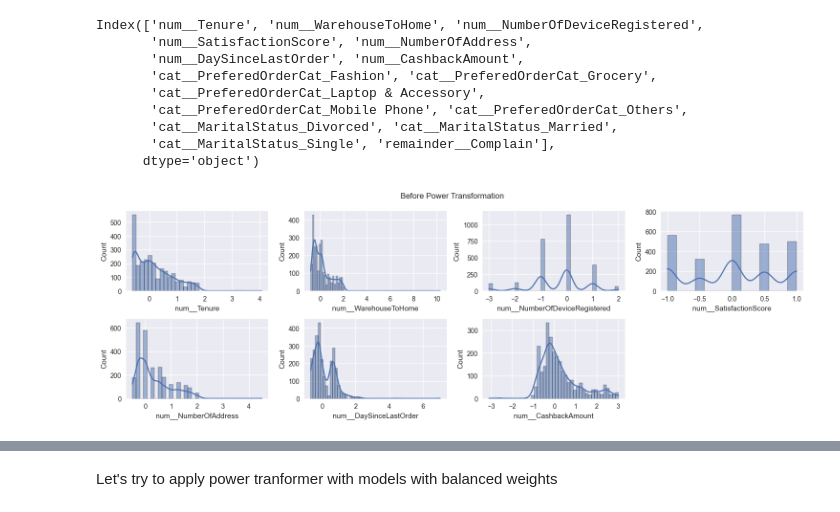
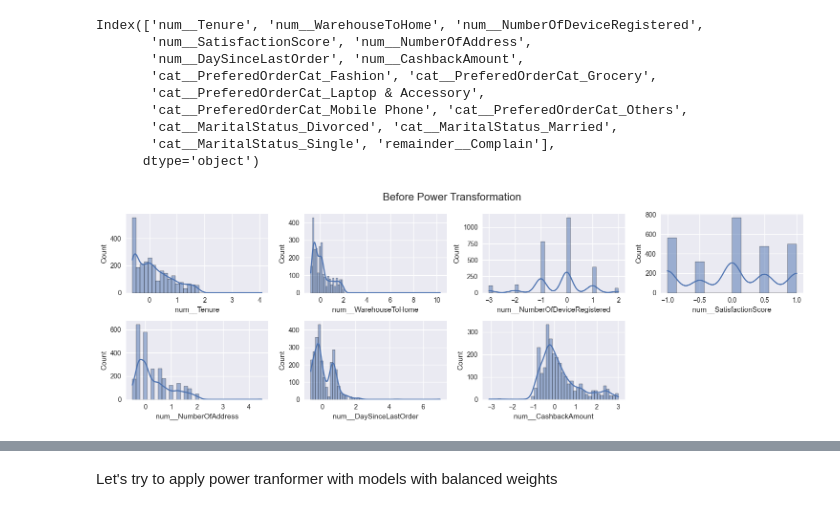
Before and after one commit to nayana-sisil/predictive-customer-churn-ecommerce-retention, a Jupyter notebook: cutomer_churn.ipynb, the cells around one changed output, grey strips where cells are left out. Saved outputs shown, nothing was run; the diff lists cells and outputs as text; code cells hidden in the pictures.

```diff
--- a/cutomer_churn.ipynb
+++ b/cutomer_churn.ipynb
@@ -823,24 +823,30 @@ Index(['num__Tenure', 'num__WarehouseToHome', 'num__NumberOfDeviceRegistered',
        'cat__MaritalStatus_Divorced', 'cat__MaritalStatus_Married',
        'cat__MaritalStatus_Single', 'remainder__Complain'],
       dtype='object')
-# %%
-columns = ['num__Tenure', 'num__WarehouseToHome', 'num__NumberOfDeviceRegistered',
-       'num__SatisfactionScore', 'num__NumberOfAddress',
-       'num__DaySinceLastOrder', 'num__CashbackAmount']
-
-fig,axes = plt.subplots(2,4, figsize=(15,5))
-axes = axes.flatten()
-plt.suptitle('Before Power Transformation')
-
-for index,column in enumerate(columns):
-    sns.histplot(data= X_train_preprocessed[column], ax=axes[index], kde=True)
-
-axes[-1].axis('off')
-
-plt.tight_layout()
-plt.show()
-# %% [output]
-[figure, removed]
+# %%
+columns = ['num__Tenure', 'num__WarehouseToHome', 'num__NumberOfDeviceRegistered',
+           'num__SatisfactionScore', 'num__NumberOfAddress',
+           'num__DaySinceLastOrder', 'num__CashbackAmount']
+
+def transformer_plot(title, data, columns):
+    fig, axes = plt.subplots(2, 4, figsize=(15,5))
+    axes = axes.flatten()
+    plt.suptitle(f'{title}', fontsize=16)
+
+    for index, column in enumerate(columns):
+        sns.histplot(data=data[column], ax=axes[index], kde=True)
+
+    if len(columns) < len(axes):
+        axes[-1].axis('off')
+
+    plt.tight_layout()
+    plt.show()
+
+
+
+transformer_plot('Before Power Transformation', X_train_preprocessed, columns)
+# %% [output]
+[figure, added]
 # %%
 power_transformer =  PowerTransformer(method='yeo-johnson')
 data = power_transformer.fit_transform(X_train_preprocessed[columns])
```
Also changed, not shown: parts of 7 cells of this notebook.
